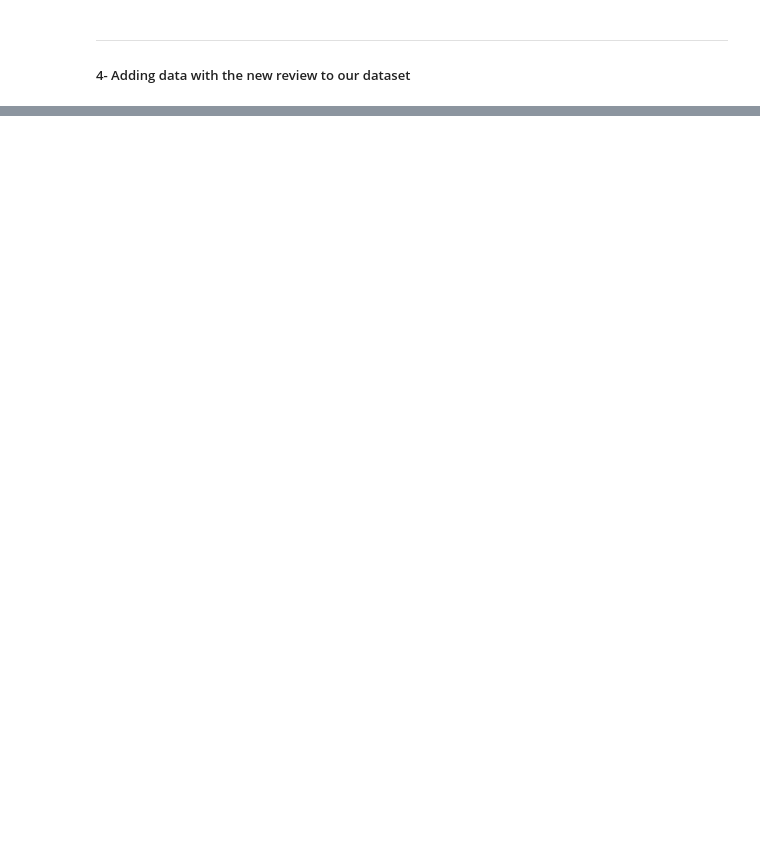
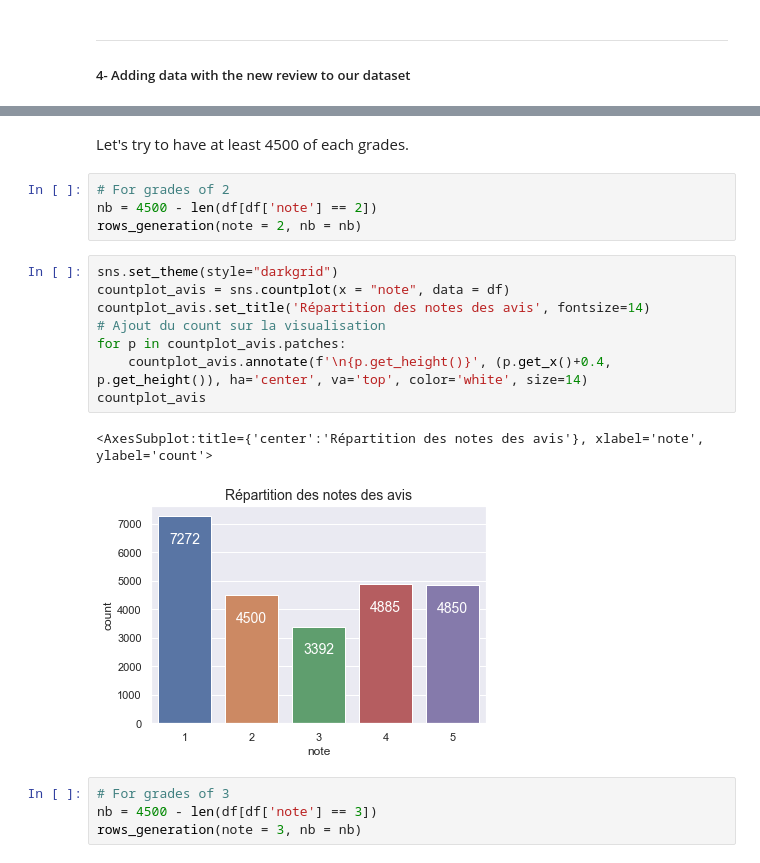
Before and after one commit to mattcln/Review_grades_classification, a Jupyter notebook: Notebooks/Data_augmentation.ipynb, the cells around one changed output, grey strips where cells are left out. Saved outputs shown, nothing was run; the diff lists cells and outputs as text; blank space fills up the shorter version.

```diff
--- a/Notebooks/Data_augmentation.ipynb
+++ b/Notebooks/Data_augmentation.ipynb
@@ -170,0 +232,21 @@ train
+# %% [markdown]
+Let's try to have at least 4500 of each grades.
+# %%
+# For grades of 2
+nb = 4500 - len(df[df['note'] == 2])
+rows_generation(note = 2, nb = nb)
+# %%
+sns.set_theme(style="darkgrid")
+countplot_avis = sns.countplot(x = "note", data = df)
+countplot_avis.set_title('Répartition des notes des avis', fontsize=14)
+# Ajout du count sur la visualisation
+for p in countplot_avis.patches:
+    countplot_avis.annotate(f'\n{p.get_height()}', (p.get_x()+0.4, p.get_height()), ha='center', va='top', color='white', size=14)
+countplot_avis
+# %% [output]
+<AxesSubplot:title={'center':'Répartition des notes des avis'}, xlabel='note', ylabel='count'>
+[figure, added]
+# %%
+# For grades of 3
+nb = 4500 - len(df[df['note'] == 3])
+rows_generation(note = 3, nb = nb)
```
Also changed, not shown: parts of 24 cells of this notebook, 5 other files.
